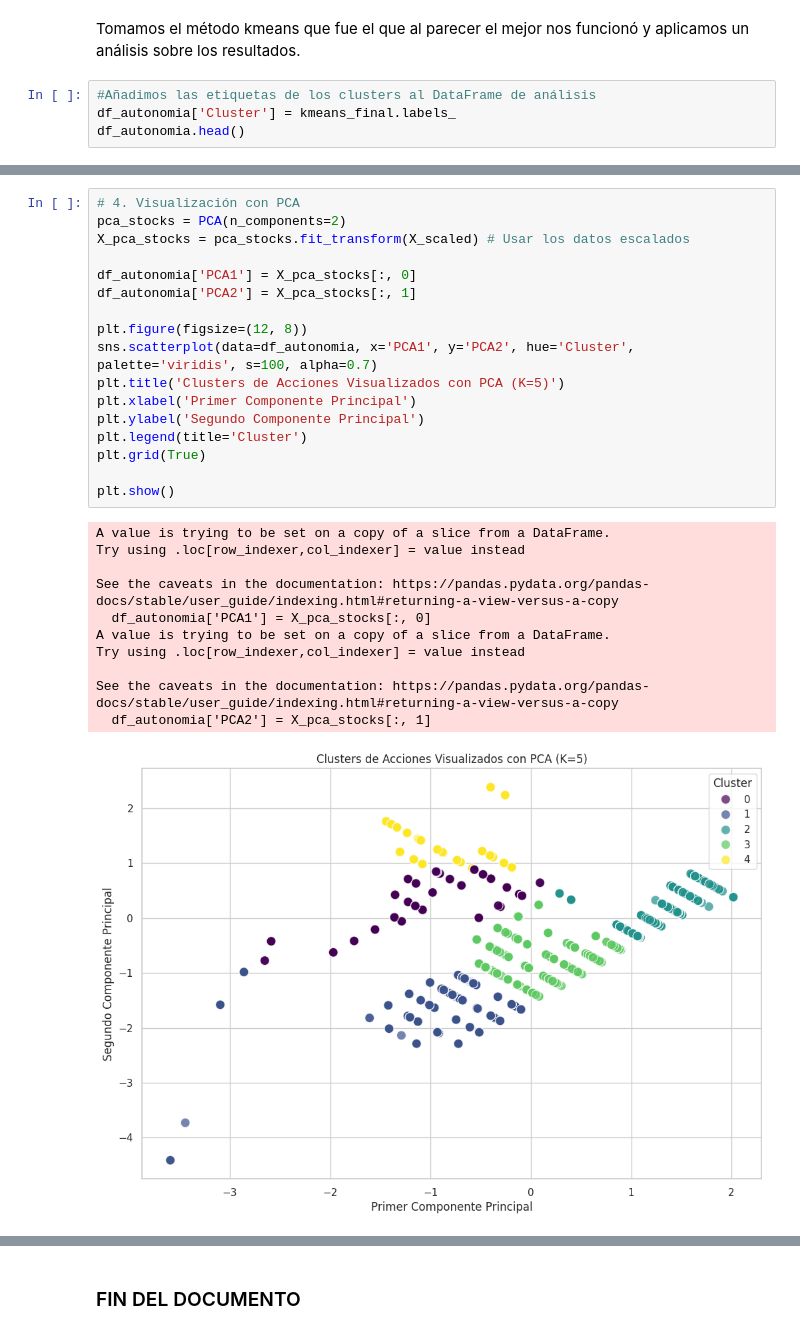
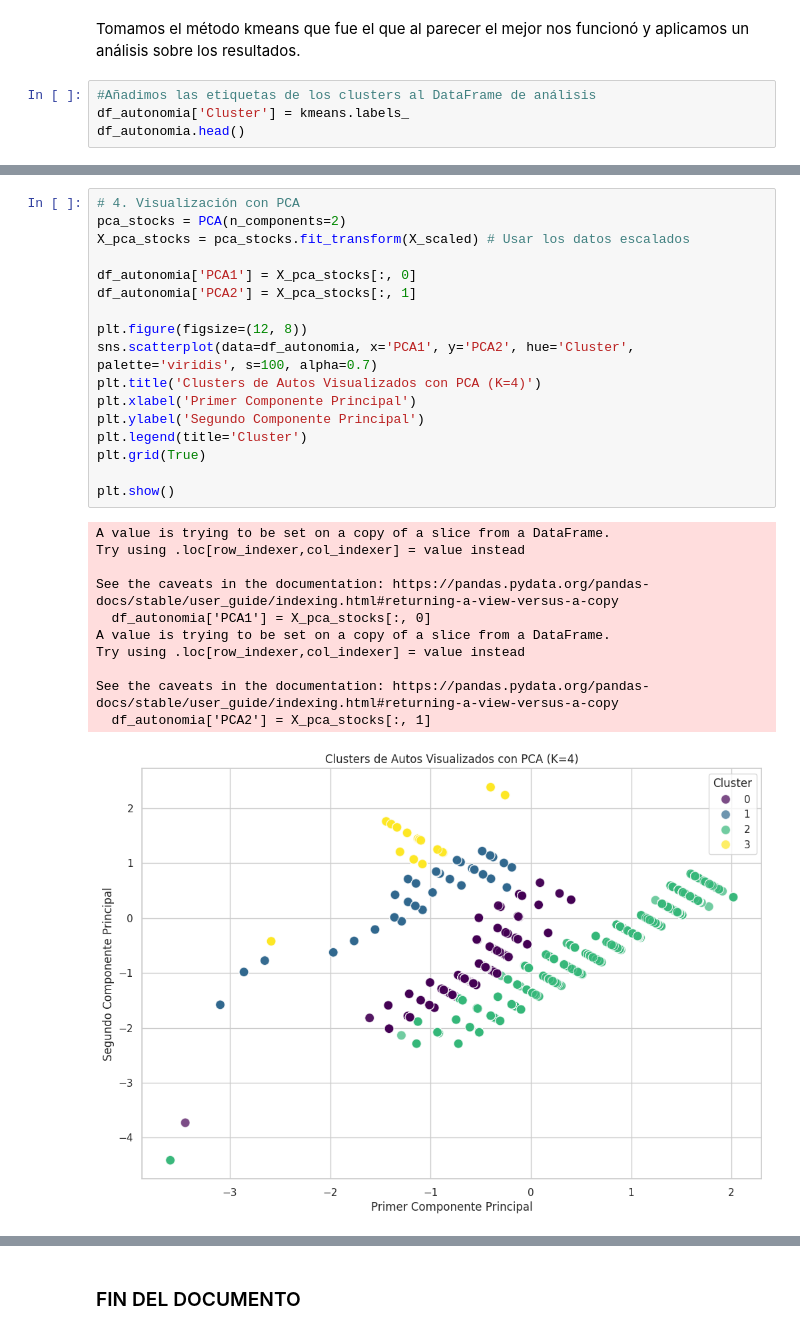
Before and after one commit to Tarde98/DataScienceI, a Jupyter notebook: dataSetTardella.ipynb, the cells around one changed output, grey strips where cells are left out. Saved outputs shown, nothing was run; the diff lists cells and outputs as text.

```diff
--- a/dataSetTardella.ipynb
+++ b/dataSetTardella.ipynb
@@ -580,7 +587,7 @@ plt.show()
 Tomamos el método kmeans que fue el que al parecer el mejor nos funcionó y aplicamos un análisis sobre los resultados.
 # %%
 #Añadimos las etiquetas de los clusters al DataFrame de análisis
-df_autonomia['Cluster'] = kmeans_final.labels_
+df_autonomia['Cluster'] = kmeans.labels_
 df_autonomia.head()
 # %% [output]
 A value is trying to be set on a copy of a slice from a DataFrame.
@@ -611,29 +617,29 @@ dtype: int64
 # %%
 # 4. Visualización con PCA
 pca_stocks = PCA(n_components=2)
 X_pca_stocks = pca_stocks.fit_transform(X_scaled) # Usar los datos escalados
 
 df_autonomia['PCA1'] = X_pca_stocks[:, 0]
 df_autonomia['PCA2'] = X_pca_stocks[:, 1]
 
 plt.figure(figsize=(12, 8))
 sns.scatterplot(data=df_autonomia, x='PCA1', y='PCA2', hue='Cluster', palette='viridis', s=100, alpha=0.7)
-plt.title('Clusters de Acciones Visualizados con PCA (K=5)')
+plt.title('Clusters de Autos Visualizados con PCA (K=4)')
 plt.xlabel('Primer Componente Principal')
 plt.ylabel('Segundo Componente Principal')
 plt.legend(title='Cluster')
 plt.grid(True)
 
 plt.show()
 # %% [output]
 A value is trying to be set on a copy of a slice from a DataFrame.
 Try using .loc[row_indexer,col_indexer] = value instead
 
 See the caveats in the documentation: https://pandas.pydata.org/pandas-docs/stable/user_guide/indexing.html#returning-a-view-versus-a-copy
   df_autonomia['PCA1'] = X_pca_stocks[:, 0]
 A value is trying to be set on a copy of a slice from a DataFrame.
 Try using .loc[row_indexer,col_indexer] = value instead
 
 See the caveats in the documentation: https://pandas.pydata.org/pandas-docs/stable/user_guide/indexing.html#returning-a-view-versus-a-copy
   df_autonomia['PCA2'] = X_pca_stocks[:, 1]
-[figure, old version]
+[figure, new version]
```
Also changed, not shown: parts of 15 cells of this notebook.
